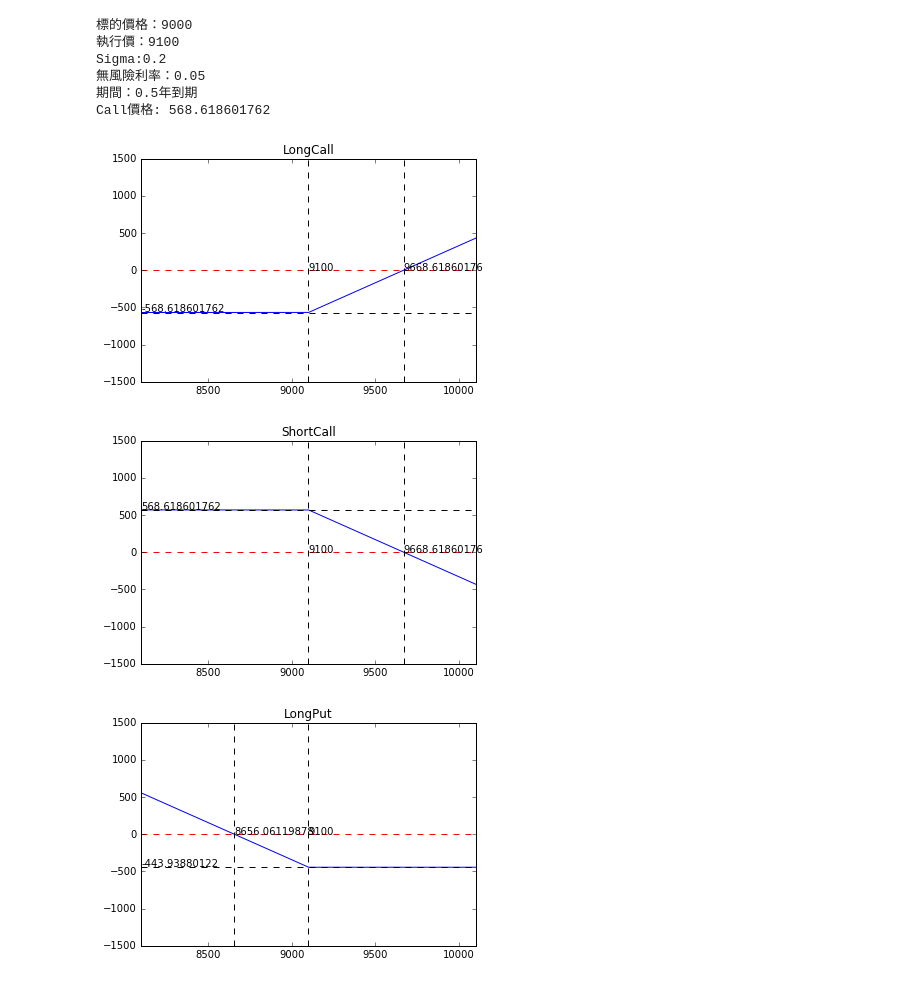
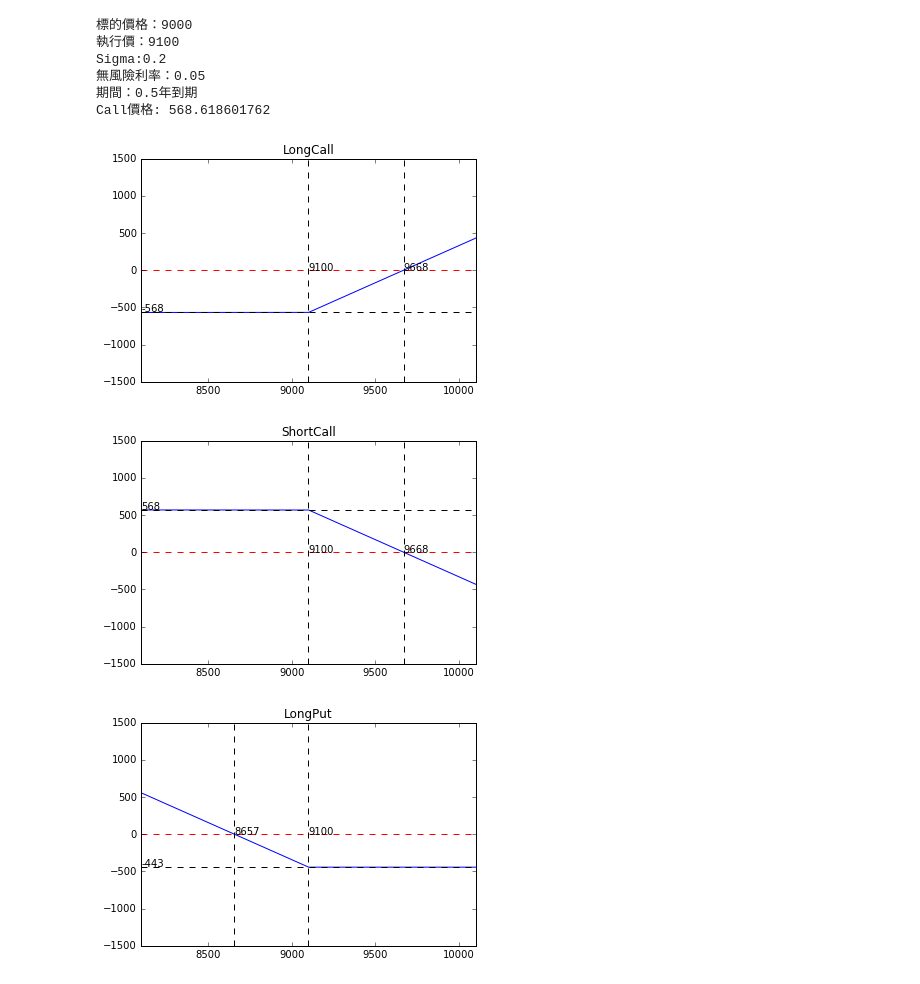
Before and after one commit to GGGGLin/20161101, a Jupyter notebook: 20161101_OOP_matplotlib+option.ipynb, the cells around one changed output. Cells and saved outputs as stored; diff of their text form; code cells hidden in the pictures.

```diff
--- a/20161101_OOP_matplotlib+option.ipynb
+++ b/20161101_OOP_matplotlib+option.ipynb
@@ -40,22 +40,26 @@ class Option_Pricing:
     def display(self, type, res):
         print('標的價格：' + str(self.S) + '\n執行價：' + str(self.K) + '\nSigma:' + str(self.Sigma) + '\n無風險利率：' + str(self.r) + '\n期間：' + str(self.T) + '年到期')
         print('{Type}價格: {Res}'.format(Type=type, Res=str(res)))    # 新型態的輸出寫法 .format()
-    def plot(self, type):
+    def Plot(self, type):
         import matplotlib.pyplot as plt
         import numpy as np
         %matplotlib inline
-        Interval = 1000
-        ST = np.arange(self.K - Interval, self.K + Interval)
+        self.Interval = 1000
+        ST = np.arange(self.K - self.Interval, self.K + self.Interval)
         #Payoff_LongCall = np.maximum(ST - self.K, 0) - self.BSM('Call')  #Long Call
         #Payoff_ShortCall = - Payoff_LongCall                         #Short Call
         #Payoff_LongPut = np.maximum(self.K - ST, 0) - self.BSM("Put")    #Long Put
         #Payoff_ShortPut = - Payoff_LongPut
+        #Premium_Call = self.BSM('Call')
+        #Premium_Put = self.BSM('Put')
+
         plt.ylim(-1500,1500) #Y軸
-        plt.xlim(self.K - Interval, self.K + Interval)
+        plt.xlim(self.K - self.Interval, self.K + self.Interval)
         if type == 'LongCall':
-            Payoff_LongCall = np.maximum(ST - self.K, 0) - self.BSM('Call')
-            #Premium_Call = ('{:5.0f'}.format(self.BSM('Call')))
-            Premium_Call = self.BSM('Call')
+            Premium_Call = int(self.BSM('Call'))
+            Payoff_LongCall = np.maximum(ST - self.K, 0) - Premium_Call
+
+
             plt.title('LongCall')
             plt.plot(ST, Payoff_LongCall, linewidth = 1)
             plt.axhline(0, color = 'r', ls= 'dashed')
@@ -66,9 +70,11 @@ class Option_Pricing:
             plt.text(self.K, 0, self.K, fontsize=10)
             #plt.axvline(K + Premium_Call, color = 'k', ls='--')
         elif type == 'ShortCall':
-            Payoff_LongCall = np.maximum(ST - self.K, 0) - self.BSM('Call')
+            Premium_Call = int(self.BSM('Call'))
+            Payoff_LongCall = np.maximum(ST - self.K, 0) - Premium_Call
             Payoff_ShortCall = - Payoff_LongCall
-            Premium_Call = self.BSM('Call')
+
+
             plt.title('ShortCall')
             plt.plot(ST, Payoff_ShortCall, linewidth = 1)
             plt.axhline(0, color = 'R', ls= 'dashed')
@@ -79,8 +85,9 @@ class Option_Pricing:
             plt.text(self.K, 0, self.K, fontsize=10)
             #plt.axvline(K + Premium_Call, color = 'k', ls='--')
         elif type == 'LongPut':
-            Payoff_LongPut = np.maximum(self.K - ST, 0) - self.BSM("Put")
-            Premium_Put = self.BSM('Put')
+            Premium_Put = int(self.BSM('Put'))
+            Payoff_LongPut = np.maximum(self.K - ST, 0) - Premium_Put
+
             plt.title('LongPut')
             plt.plot(ST, Payoff_LongPut, linewidth = 1)
             plt.axhline(0, color = 'r', ls= 'dashed')
@@ -90,10 +97,12 @@ class Option_Pricing:
             plt.text(K - Premium_Put, 0, K - Premium_Put, fontsize=10)
             plt.text(self.K, 0, self.K, fontsize=10)
             #plt.axvline(K - Premium_Put, color = 'k', ls='--')
-        else:
-            Payoff_LongPut = np.maximum(self.K - ST, 0) - self.BSM("Put")
+        elif type == 'ShortPut':
+            Premium_Put = int(self.BSM('Put'))
+            Payoff_LongPut = np.maximum(self.K - ST, 0) - Premium_Put
             Payoff_ShortPut = - Payoff_LongPut
-            Premium_Put = self.BSM('Put')
+
+
             plt.title('ShortPut')
             plt.plot(ST, Payoff_ShortPut, linewidth = 1)
             plt.axhline(0, color = 'R', ls= 'dashed')
@@ -131,17 +140,17 @@ Call價格: 568.618601762
 # %%
 #LongCall
 #ShortCall
 #LongPut
 #ShortPut
-OP.plot('LongCall')
+OP.Plot('LongCall')
 # %% [output]
-[figure, old version]
+[figure, new version]
 # %%
-OP.plot('ShortCall')
+OP.Plot('ShortCall')
 # %% [output]
-[figure, old version]
+[figure, new version]
 # %%
-OP.plot('LongPut')
+OP.Plot('LongPut')
 # %% [output]
-[figure, old version]
+[figure, new version]
 # %%
```
Also changed, not shown: parts of 2 cells of this notebook.
